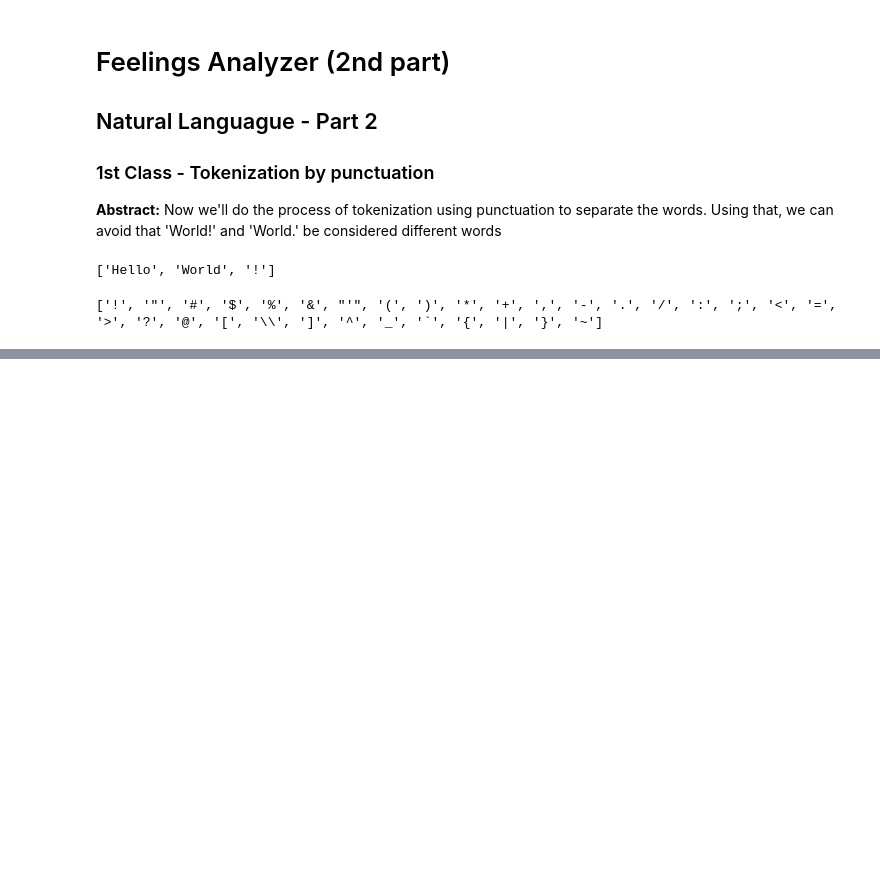
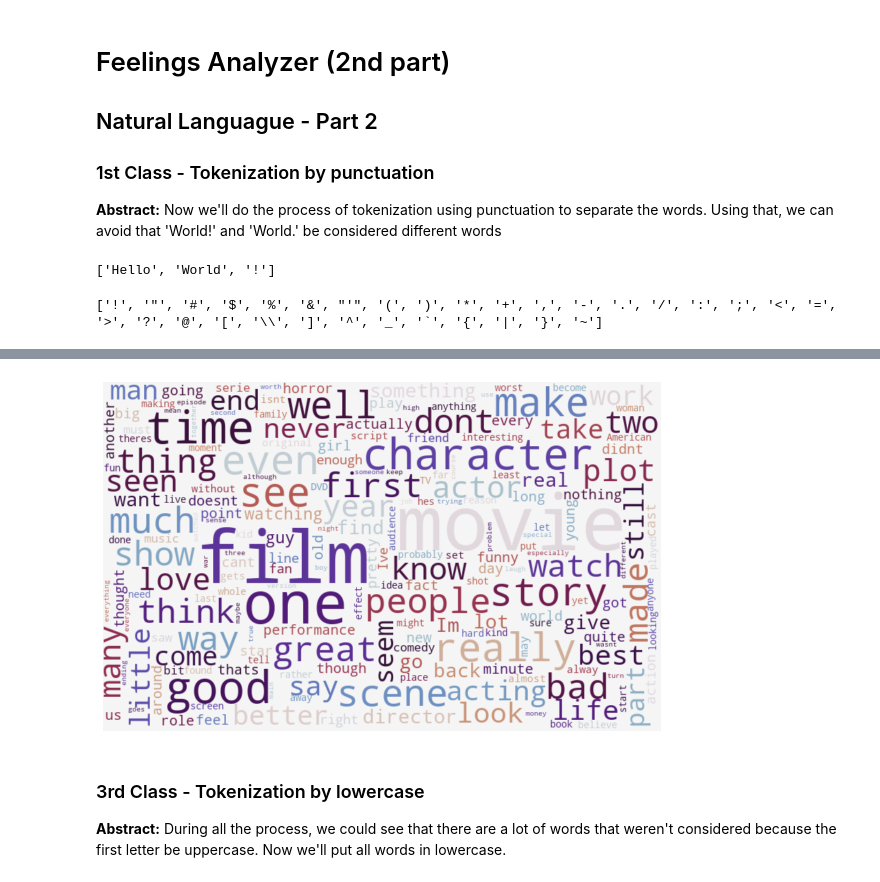
Before and after one commit to BrunaMS/machine_learning_course, a Jupyter notebook: 3_natural_language/feelings_analyzer.ipynb, the cells around one changed output, grey strips where cells are left out. Drawn from its saved outputs; the diff is of its cells as text; code cells hidden in the pictures; blank space fills up the shorter version.

```diff
--- a/3_natural_language/feelings_analyzer.ipynb
+++ b/3_natural_language/feelings_analyzer.ipynb
@@ -400,0 +455,7 @@ pareto_chart_plot(review.double_processed_text, 20, color_map = "ocean")
+# %%
+generate_word_cloud(review, "final_text", "classification", color_map = "twilight_shifted")
+# %% [output]
+[figure, added]
+# %% [markdown]
+### 3rd Class - Tokenization by lowercase
+**Abstract:** During all the process, we could see that there are a lot of words that weren't considered because the first letter be uppercase. Now we'll put all words in lowercase.
```
Also changed, not shown: parts of 24 cells of this notebook.
